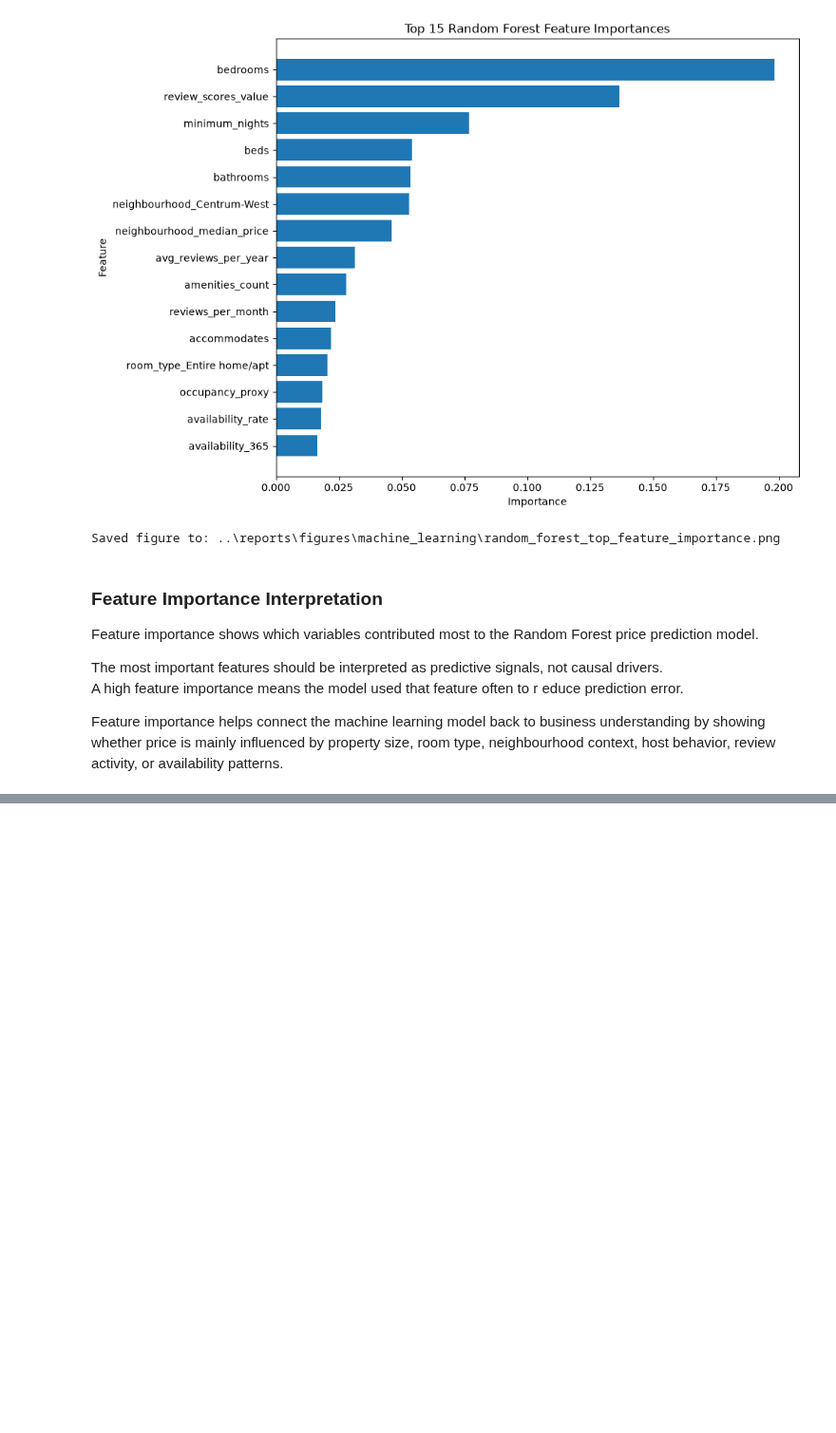
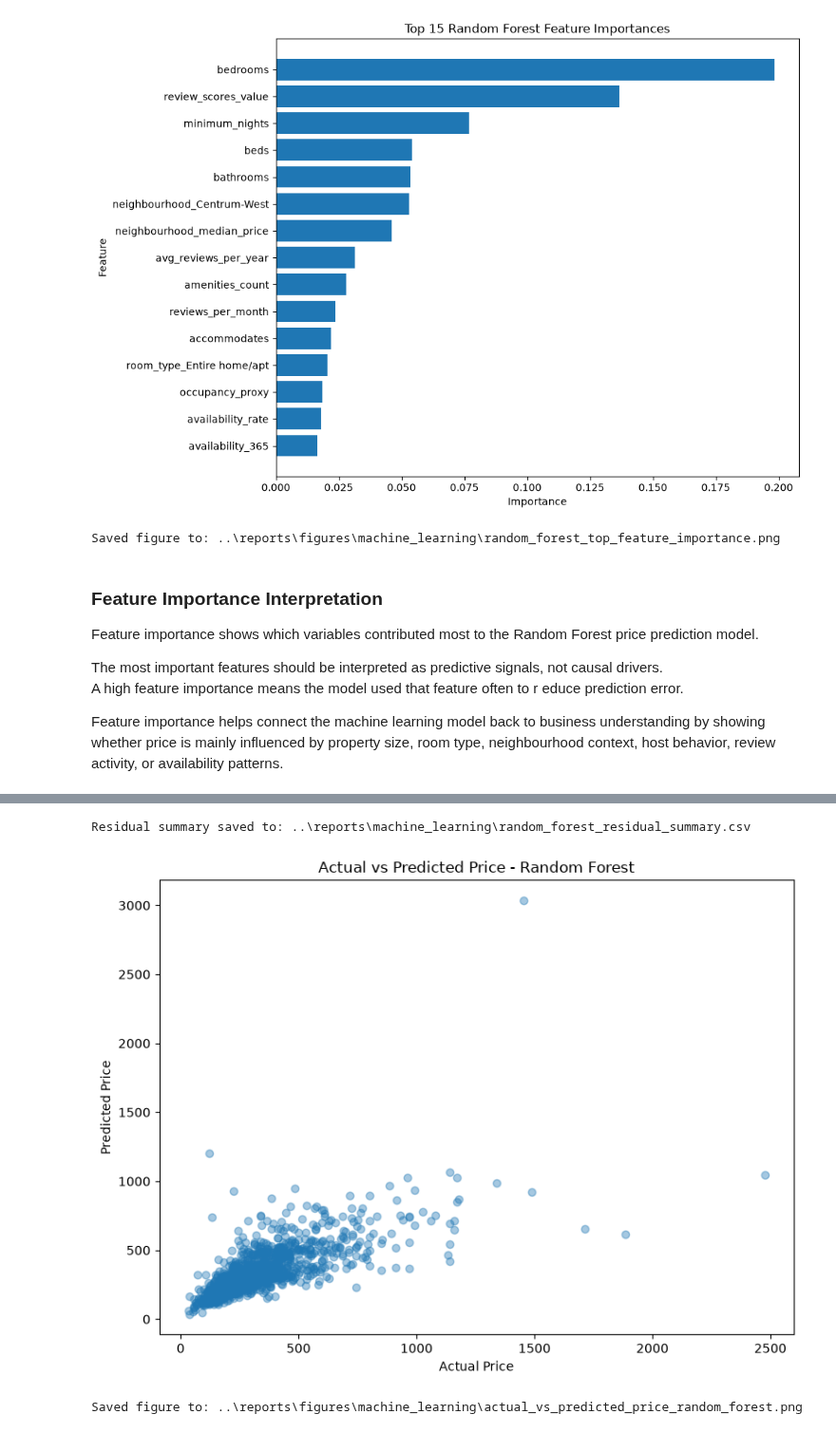
Before and after one commit to Tnadeeja/Inside-Airbnb-Market-Intelligence-Platform-Data-Engineering-Analytics-AI, a Jupyter notebook: notebooks/05_ml_price_prediction.ipynb, the cells around one changed output, grey strips where cells are left out. Shown at 95% size. Drawn from its saved outputs; the diff is of its cells as text; code cells hidden in the pictures; blank space fills up the shorter version.

Commit message:
Add Random Forest residual and prediction error analysis

```diff
--- a/notebooks/05_ml_price_prediction.ipynb
+++ b/notebooks/05_ml_price_prediction.ipynb
@@ -835,0 +908,29 @@ Feature importance helps connect the machine learning model back to business und
+# %%
+residual_summary_output_path = ML_REPORTS_PATH / "random_forest_residual_summary.csv"
+
+residual_summary.to_csv(residual_summary_output_path, index=False)
+
+print(f"Residual summary saved to: {residual_summary_output_path}")
+# %% [output]
+Residual summary saved to: ..\reports\machine_learning\random_forest_residual_summary.csv
+# %%
+plt.figure(figsize=(8, 6))
+plt.scatter(
+    prediction_results["actual_price"],
+    prediction_results["predicted_price"],
+    alpha=0.4
+)
+
+plt.title("Actual vs Predicted Price - Random Forest")
+plt.xlabel("Actual Price")
+plt.ylabel("Predicted Price")
+plt.tight_layout()
+
+output_path = ML_FIGURES_PATH / "actual_vs_predicted_price_random_forest.png"
+plt.savefig(output_path, dpi=300)
+plt.show()
+
+print(f"Saved figure to: {output_path}")
+# %% [output]
+[figure, added]
+Saved figure to: ..\reports\figures\machine_learning\actual_vs_predicted_price_random_forest.png
```
Also changed, not shown: parts of 14 cells of this notebook, 6 other files.
